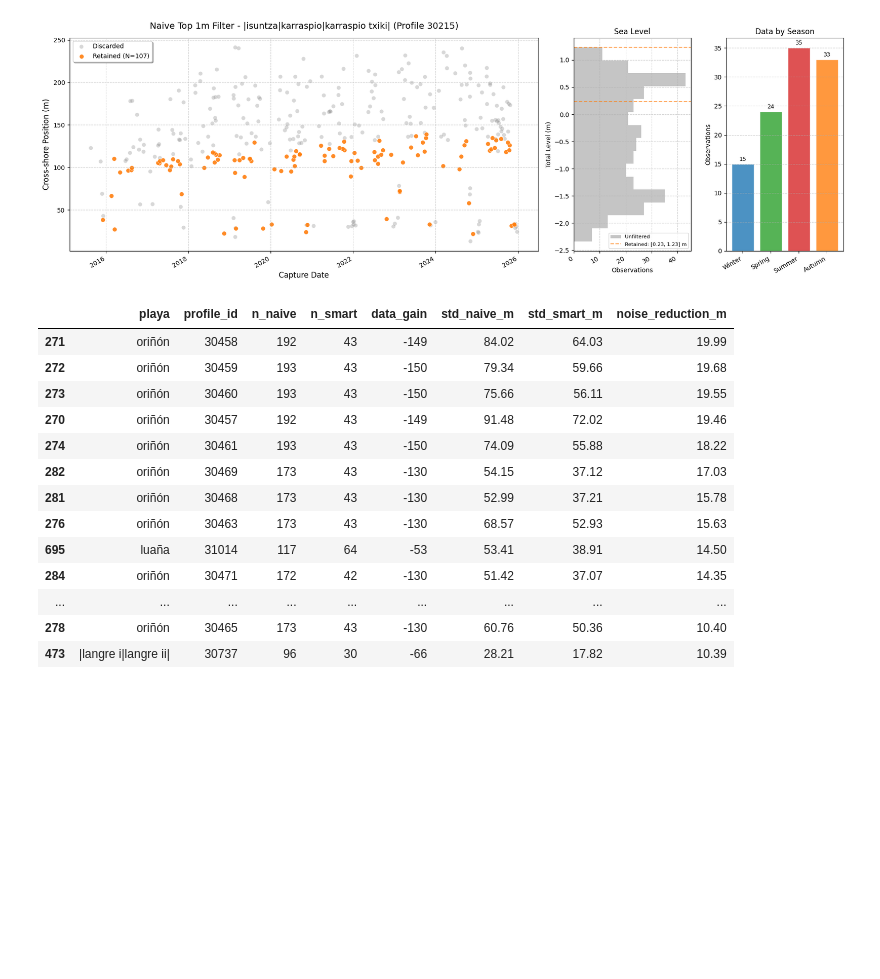
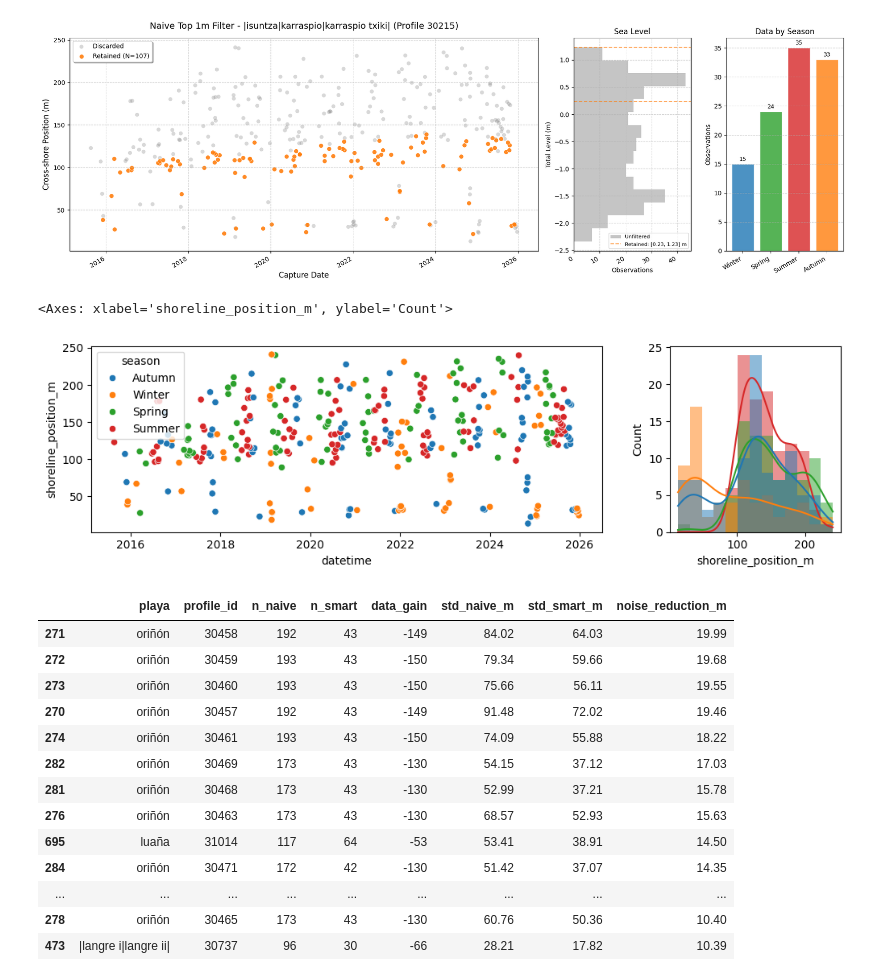
Before and after one commit to AlbertGallegoJimenez/macrotidal_coastal_rates, a Jupyter notebook: nb_test_tasas.ipynb, the cells around one changed output. Saved outputs shown, nothing was run; the diff lists cells and outputs as text; code cells hidden in the pictures; blank space fills up the shorter version.

```diff
--- a/nb_test_tasas.ipynb
+++ b/nb_test_tasas.ipynb
@@ -90,6 +90,24 @@ dashboard = create_shoreline_dashboard(
 )
 # %% [output]
 VBox(children=(HBox(children=(Dropdown(description='Beach:', options=('agiti', 'albuerne', 'amió', 'antilla', …
+# %%
+# Remove Landsat images
+profiles_shoreline_intersections = profiles_shoreline_intersections[
+    profiles_shoreline_intersections["Mision"] == "S21C"
+]
+
+season_map = {
+    1: 'Winter', 2: 'Winter', 3: 'Spring',
+    4: 'Spring', 5: 'Spring', 6: 'Summer',
+    7: 'Summer', 8: 'Summer', 9: 'Autumn',
+    10: 'Autumn', 11: 'Autumn', 12: 'Winter'
+}
+profiles_shoreline_intersections['season'] = profiles_shoreline_intersections['datetime'].dt.month.map(season_map)
+
+# Keep only summer and spring seasons
+profiles_shoreline_intersections = profiles_shoreline_intersections[
+    profiles_shoreline_intersections['season'].isin(['Spring', 'Summer'])
+]
 # %%
 from utils import SmartTidalFilter
 
@@ -528,6 +546,38 @@ Retained data: 107 observations (31.1%)
 Tide window applied: [0.23 m, 1.23 m]
 ------------------------------------------
 [figure]
+# %%
+season_map = {
+    1: 'Winter', 2: 'Winter', 3: 'Spring',
+    4: 'Spring', 5: 'Spring', 6: 'Summer',
+    7: 'Summer', 8: 'Summer', 9: 'Autumn',
+    10: 'Autumn', 11: 'Autumn', 12: 'Winter'
+}
+profiles_shoreline_intersections['season'] = profiles_shoreline_intersections['datetime'].dt.month.map(season_map)
+
+fig, ax = plt.subplots(1, 2, width_ratios=[3, 1], figsize=(12, 3))
+
+sns.scatterplot(
+    data=profiles_shoreline_intersections[profiles_shoreline_intersections['profile_id'] == 30215],
+    x='datetime',
+    y='shoreline_position_m',
+    hue='season',
+    ax=ax[0]
+)
+
+sns.histplot(
+    data=profiles_shoreline_intersections[profiles_shoreline_intersections['profile_id'] == 30215],
+    #x='season',
+    x='shoreline_position_m',
+    lw=0,
+    kde=True,
+    hue='season',
+    legend=False,
+    ax=ax[1]
+)
+# %% [output]
+<Axes: xlabel='shoreline_position_m', ylabel='Count'>
+[figure, added]
 # %%
 def find_best_profiles_for_comparison(df_original, df_smart_filtered, top_n=3):
     """
```
Also changed, not shown: parts of 6 cells of this notebook.
